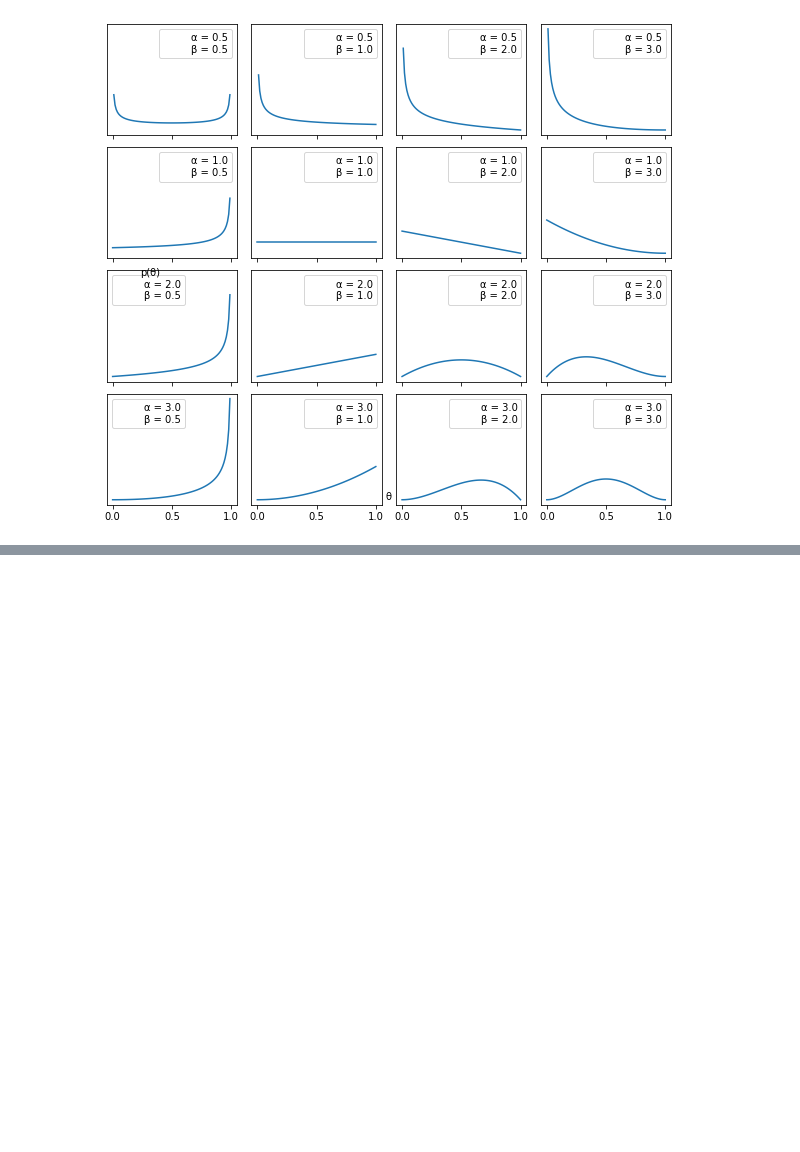
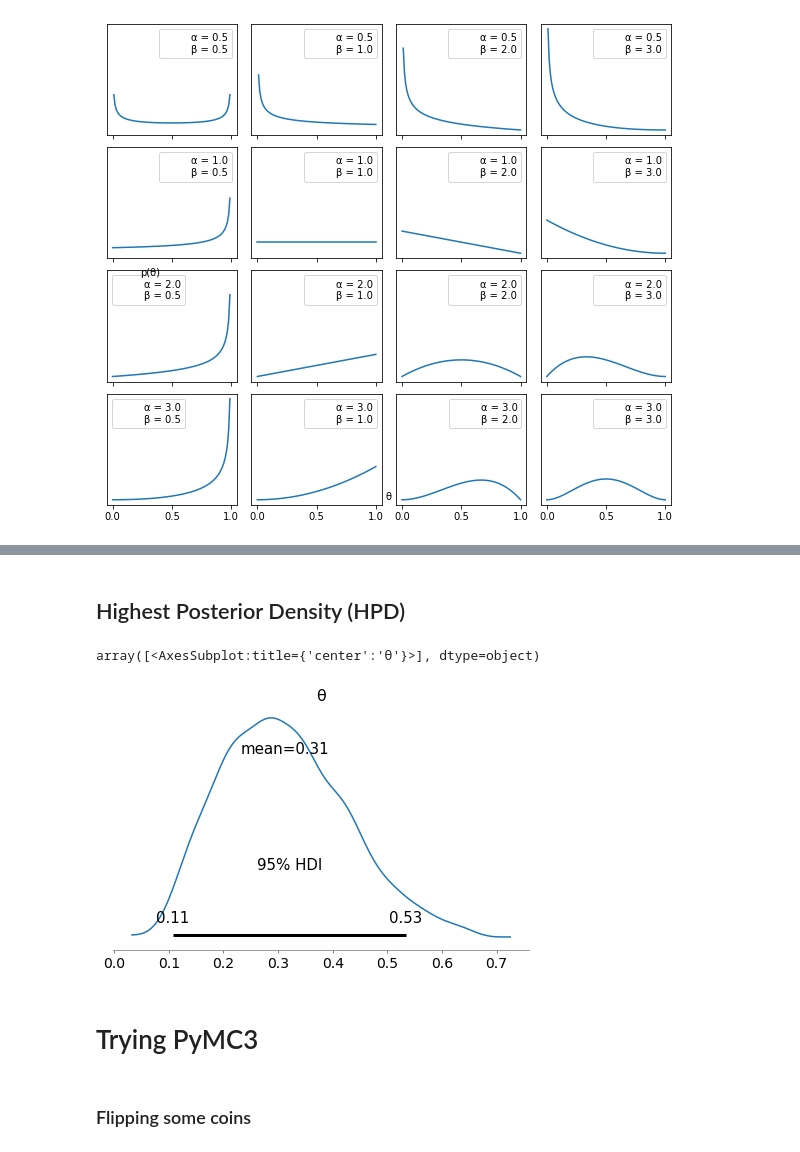
Before and after one commit to nathdipankar/Bayesian-Statistics, a Jupyter notebook: Chapter1/bayesian_introduction.ipynb, the cells around one changed output, grey strips where cells are left out. Cells and saved outputs as stored; diff of their text form; code cells hidden in the pictures; blank space fills up the shorter version.

```diff
--- a/Chapter1/bayesian_introduction.ipynb
+++ b/Chapter1/bayesian_introduction.ipynb
@@ -63,0 +106,2 @@ Text(0.07, 0.5, 'p(θ)')
+# %% [markdown]
+## Highest Posterior Density (HPD)
@@ -63,0 +110,10 @@ Text(0.07, 0.5, 'p(θ)')
+# %%
+np.random.seed(1)
+az.plot_posterior({'θ':stats.beta.rvs(5, 11, size=1000)}, credible_interval=0.95)
+# %% [output]
+array([<AxesSubplot:title={'center':'θ'}>], dtype=object)
+[figure, added]
+# %% [markdown]
+# Trying PyMC3
+# %% [markdown]
+### Flipping some coins
```
Also changed, not shown: parts of 19 cells of this notebook.
